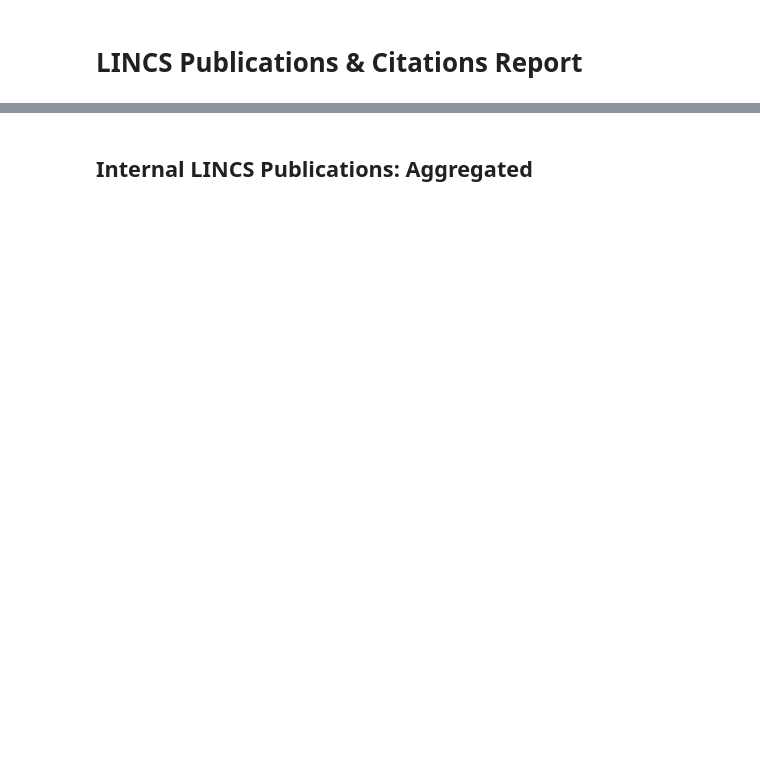
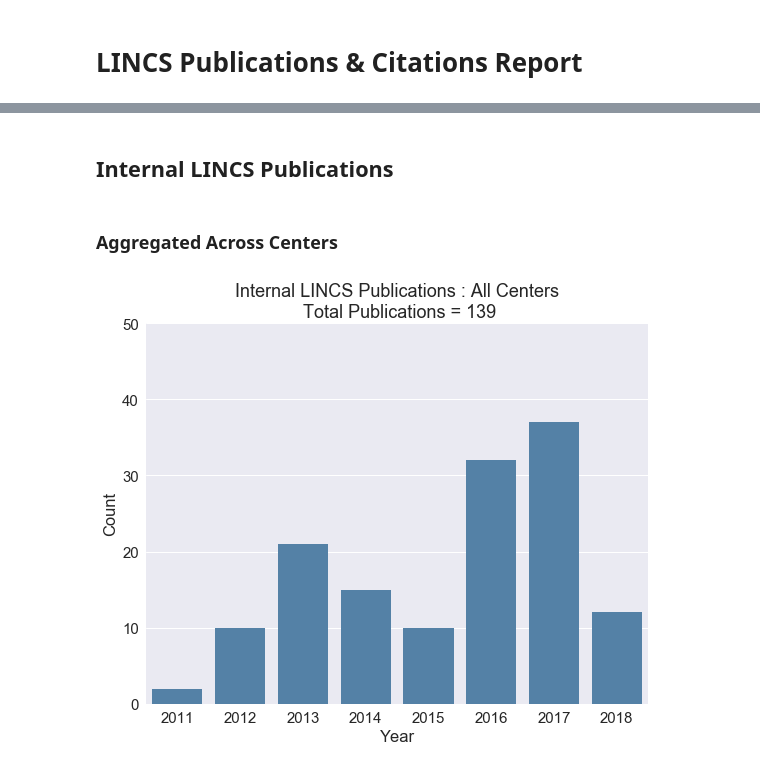
Before and after one commit to MaayanLab/LINCS-Publications-Report, a Jupyter notebook: LINCS_publications.ipynb, the cells around one changed output, grey strips where cells are left out. Drawn from its saved outputs; the diff is of its cells as text; code cells hidden in the pictures; blank space fills up the shorter version.

```diff
--- a/LINCS_publications.ipynb
+++ b/LINCS_publications.ipynb
@@ -48,2 +141,2 @@ Index(['id', 'journal_name', 'show_at_home_order', 'abstract',
 # %% [markdown]
-## Internal LINCS Publications: Aggregated
+## Internal LINCS Publications
@@ -52,0 +143,14 @@ sn.distplot( years )
+# %% [markdown]
+### Aggregated Across Centers
+# %%
+plt.figure(figsize=(9,7)) # Default 8,6 #, dpi=100
+years = internal.dropna(subset=['year_published'])['year_published'].astype(int)
+years = years[years>1]
+sn.countplot( years, color='steelblue')
+plt.title('Internal LINCS Publications : All Centers\n Total Publications = '+
+          str(len(years)))
+plt.xlabel('Year')
+plt.ylabel('Count')
+plt.ylim(0,50);
+# %% [output]
+[figure, added]
```
Also changed, not shown: parts of 16 cells of this notebook, 2 other files.
